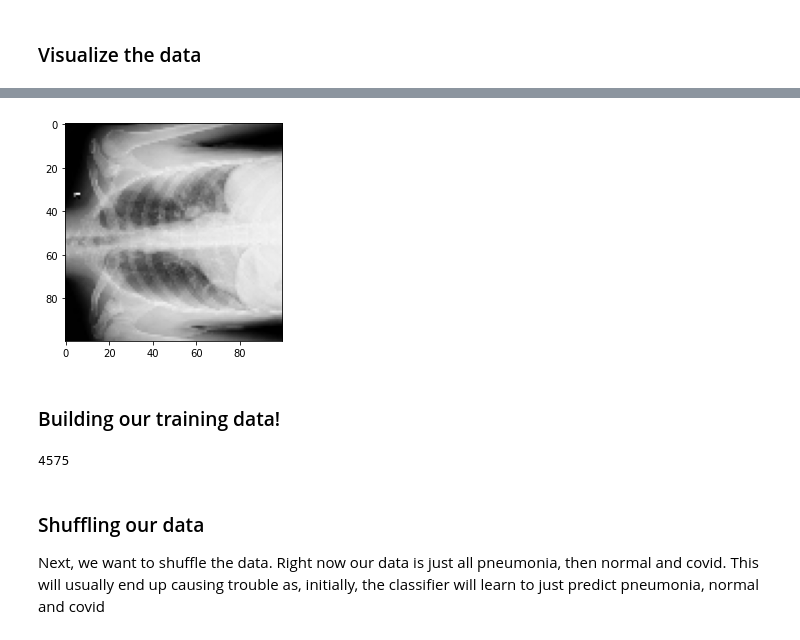
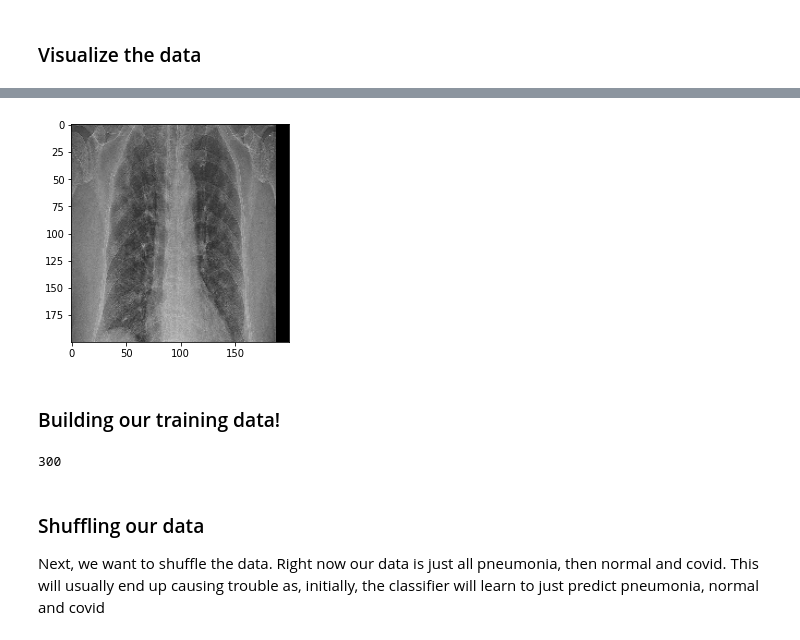
Before and after one commit to cnyakundi/respiratory_disease_detection, a Jupyter notebook: notebooks/xray_images.ipynb, the cells around one changed output, grey strips where cells are left out. Cells and saved outputs as stored; diff of their text form; code cells hidden in the pictures.

```diff
--- a/notebooks/xray_images.ipynb
+++ b/notebooks/xray_images.ipynb
@@ -64,8 +64,8 @@ def createFileList(myDir, format='.jpg'):
 for category in CATEGORIES:
     path = os.path.join(DATADIR,category)
     for img in os.listdir(path):
-        img_array = cv2.imread(os.path.join(path,img) ,cv2.IMREAD_GRAYSCALE)
-        plt.imshow(img_array, cmap='gray')
+        img_array = cv2.imread(os.path.join(path,img) )
+        plt.imshow(img_array)
         plt.show()
 
         break
@@ -85,39 +77,36 @@ print(img_array)
 # %%
-IMG_SIZE = 100
+IMG_SIZE = 200
 
 new_array = cv2.resize(img_array, (IMG_SIZE, IMG_SIZE))
-plt.imshow(new_array, cmap='gray')
+plt.imshow(new_array)
 plt.show()
 # %% [output]
-[figure, old version]
+[figure, new version]
 # %% [markdown]
 ### Building our training data!
 # %%
 training_data = []
 
 def create_training_data():
-    for category in CATEGORIES:  # do dogs and cats
+    for category in CATEGORIES:
 
-        path = os.path.join(DATADIR,category)  # create path to dogs and cats
-        class_num = CATEGORIES.index(category)  # get the classification  (0 or a 1). 0=dog 1=cat
+        path = os.path.join(DATADIR,category)
+        class_num = CATEGORIES.index(category)
 
-        for img in tqdm(os.listdir(path)):  # iterate over each image per dogs and cats
+        for img in tqdm(os.listdir(path)):
             try:
-                img_array = cv2.imread(os.path.join(path,img) ,cv2.IMREAD_GRAYSCALE)  # convert to array
-                new_array = cv2.resize(img_array, (IMG_SIZE, IMG_SIZE))  # resize to normalize data size
-                training_data.append([new_array, class_num])  # add this to our training_data
-            except Exception as e:  # in the interest in keeping the output clean...
+                img_array = cv2.imread(os.path.join(path,img) ,cv2.IMREAD_GRAYSCALE)
+                new_array = cv2.resize(img_array, (IMG_SIZE, IMG_SIZE))
+                training_data.append([new_array, class_num])
+            except Exception as e:
                 pass
-            #except OSError as e:
-            #    print("OSErrroBad img most likely", e, os.path.join(path,img))
-            #except Exception as e:
-            #    print("general exception", e, os.path.join(path,img))
+
 
 create_training_data()
 
 print(len(training_data))
 # %% [output]
-4575
+300
 # %% [markdown]
 ### Shuffling our data
 
```
Also changed, not shown: parts of 6 cells of this notebook, 4 other files.
